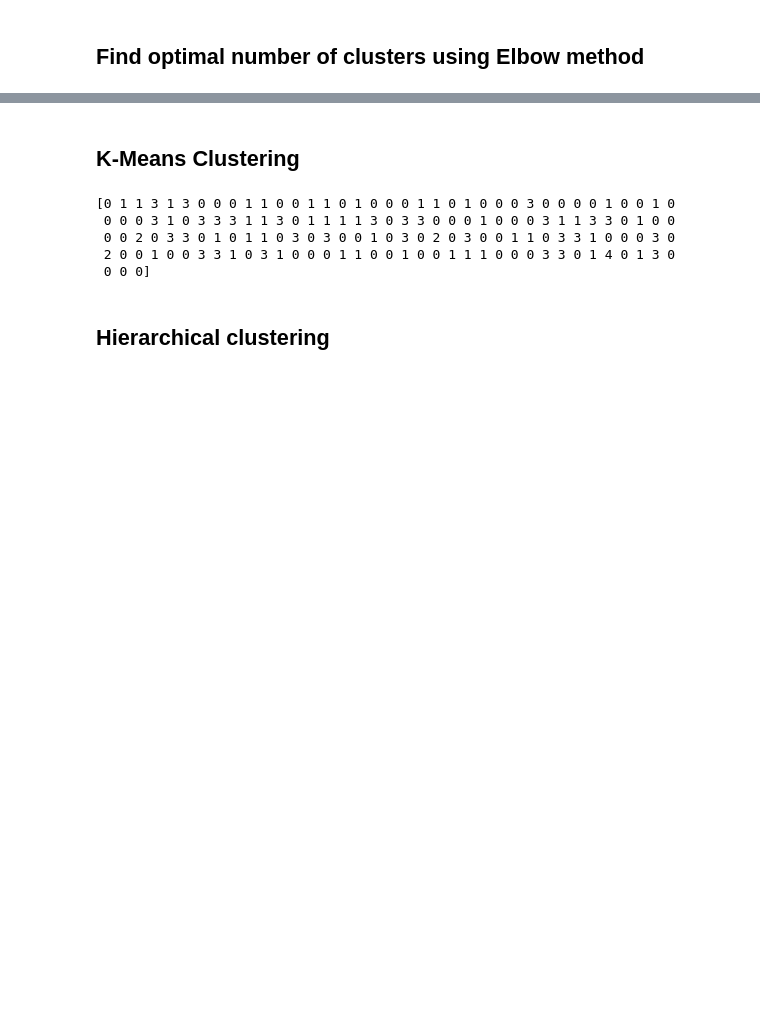
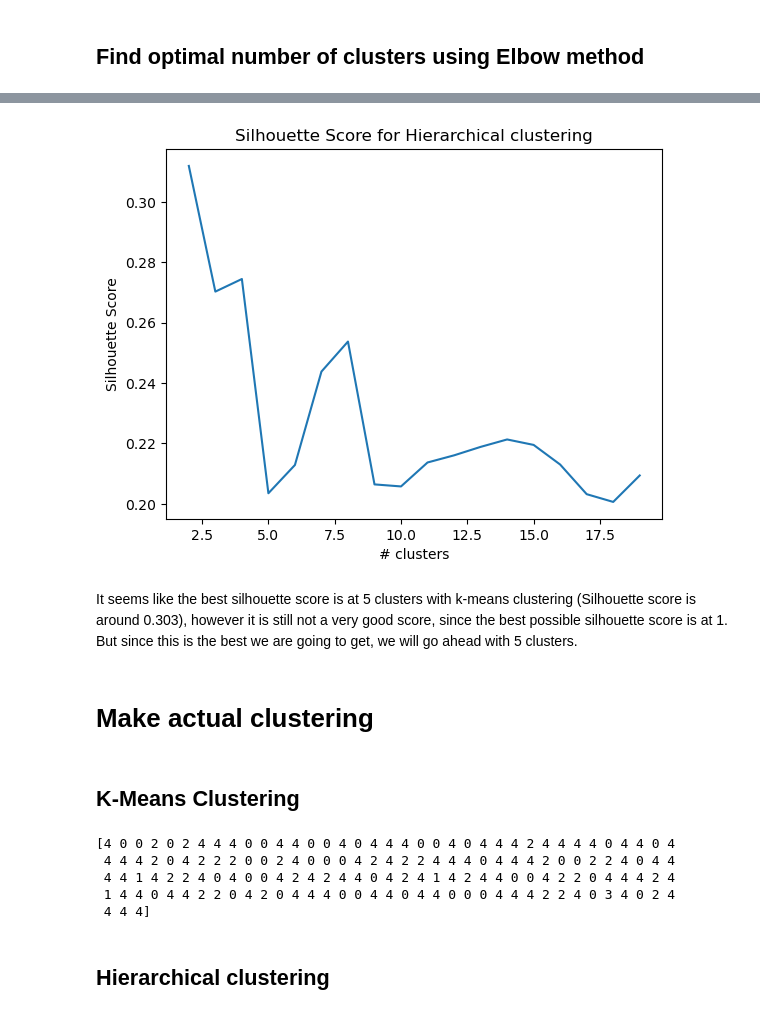
Before and after one commit to JuHeinz/OMMI_DataScience, a Jupyter notebook: Homework 10/Homework10.ipynb, the cells around one changed output, grey strips where cells are left out. Saved outputs shown, nothing was run; the diff lists cells and outputs as text; code cells hidden in the pictures; blank space fills up the shorter version.

```diff
--- a/Homework 10/Homework10.ipynb
+++ b/Homework 10/Homework10.ipynb
@@ -103,0 +156,11 @@ k = 5
+# %%
+# Plot silhouette scores for hierarchical clustering
+plt.plot(K, hc_silhouette_scores)
+plt.title("Silhouette Score for Hierarchical clustering")
+plt.xlabel('# clusters')
+plt.ylabel('Silhouette Score')
+plt.show()
+# %% [output]
+[figure, added]
+# %% [markdown]
+It seems like the best silhouette score is at 5 clusters with k-means clustering (Silhouette score is around 0.303), however it is still not a very good score, since the best possible silhouette score is at 1. But since this is the best we are going to get, we will go ahead with 5 clusters.
@@ -104,15 +170,17 @@ k = 5
+# %% [markdown]
+# Make actual clustering
 # %% [markdown]
 ## K-Means Clustering
 # %%
-kmeans = KMeans(n_clusters=k)
-kmeans_labels = kmeans.fit_predict(df_scaled)
+kmeans_predictor = KMeans(n_clusters=k)
+kmeans_labels = kmeans_predictor.fit_predict(df_scaled)
 print(kmeans_labels)
 # %% [output]
-[0 1 1 3 1 3 0 0 0 1 1 0 0 1 1 0 1 0 0 0 1 1 0 1 0 0 0 3 0 0 0 0 1 0 0 1 0
- 0 0 0 3 1 0 3 3 3 1 1 3 0 1 1 1 1 3 0 3 3 0 0 0 1 0 0 0 3 1 1 3 3 0 1 0 0
- 0 0 2 0 3 3 0 1 0 1 1 0 3 0 3 0 0 1 0 3 0 2 0 3 0 0 1 1 0 3 3 1 0 0 0 3 0
- 2 0 0 1 0 0 3 3 1 0 3 1 0 0 0 1 1 0 0 1 0 0 1 1 1 0 0 0 3 3 0 1 4 0 1 3 0
- 0 0 0]
+[4 0 0 2 0 2 4 4 4 0 0 4 4 0 0 4 0 4 4 4 0 0 4 0 4 4 4 2 4 4 4 4 0 4 4 0 4
+ 4 4 4 2 0 4 2 2 2 0 0 2 4 0 0 0 4 2 4 2 2 4 4 4 0 4 4 4 2 0 0 2 2 4 0 4 4
+ 4 4 1 4 2 2 4 0 4 0 0 4 2 4 2 4 4 0 4 2 4 1 4 2 4 4 0 0 4 2 2 0 4 4 4 2 4
+ 1 4 4 0 4 4 2 2 0 4 2 0 4 4 4 0 0 4 4 0 4 4 0 0 0 4 4 4 2 2 4 0 3 4 0 2 4
+ 4 4 4]
 # %% [markdown]
 ## Hierarchical clustering
 # %%
```
Also changed, not shown: parts of 20 cells of this notebook.
